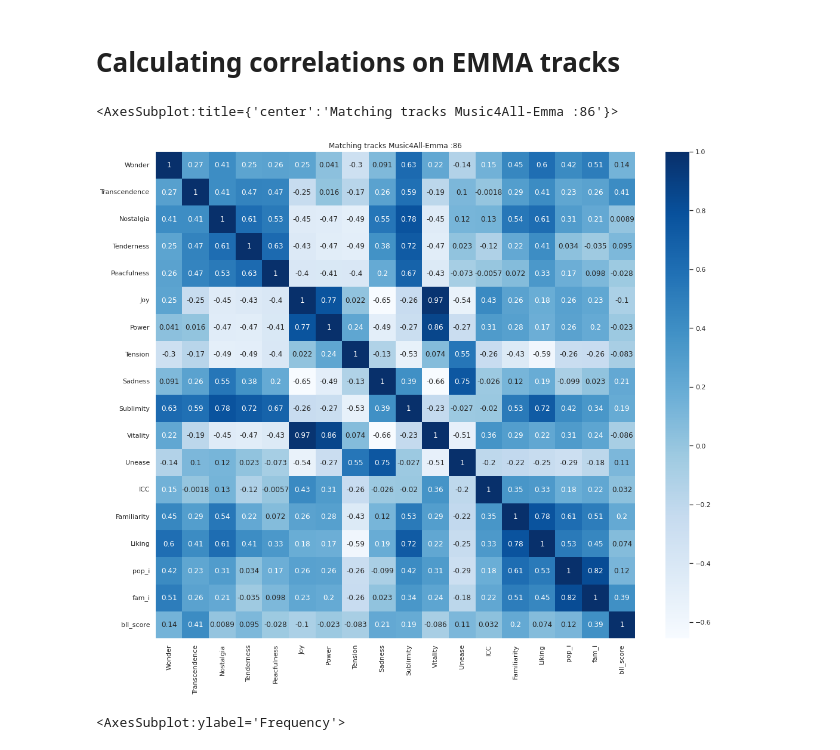
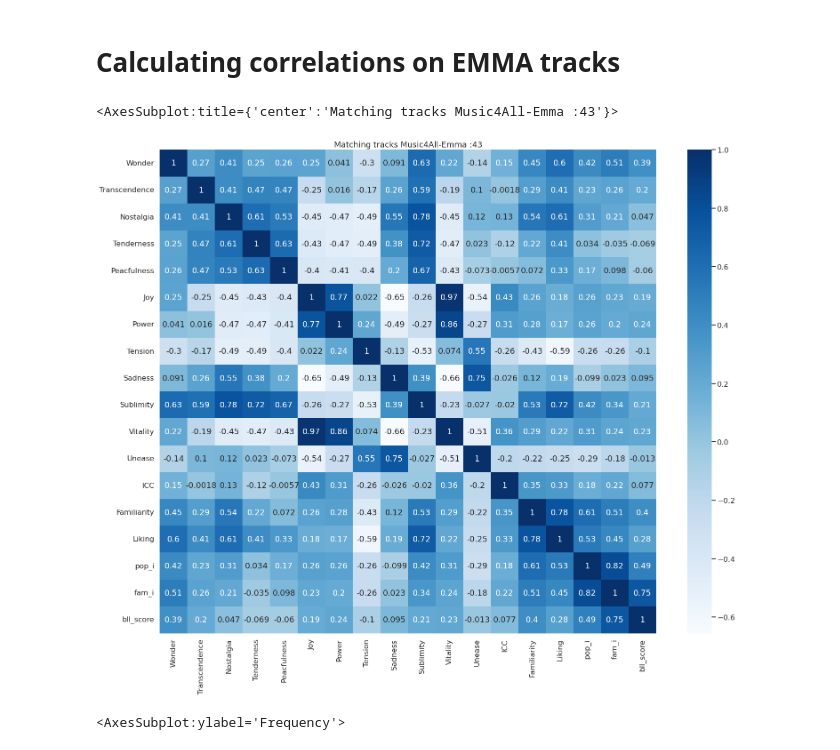
Before and after one commit to mmosc/emo-mrs, a Jupyter notebook: notebooks/calculation_emotion.ipynb, the cells around one changed output. Drawn from its saved outputs; the diff is of its cells as text; code cells hidden in the pictures.

```diff
--- a/notebooks/calculation_emotion.ipynb
+++ b/notebooks/calculation_emotion.ipynb
@@ -399,7 +399,7 @@ sns.heatmap(corr_df, annot=True,cmap='Blues')
 # Calculating correlations on EMMA tracks
 # %%
 emma_database_merged=pd.read_csv(DATA_ROOT_URL/'emma_database_merge.csv')
-itembll_all= pd.read_csv(DATA_ROOT_URL/'bll_scores_6mo.csv')
+itembll_all= pd.read_csv(DATA_ROOT_URL/'bll_scores_global.csv')
 merged_data = emma_database_merged.merge(itempop_all,left_on='lfm_id',right_on='track_id',how='inner')
 merged_data = merged_data.merge(itemfam_all,left_on='lfm_id',right_on='track_id',how='inner',suffixes=["","_3"])
 merged_data = merged_data.merge(itembll_all,left_on='lfm_id',right_on='track_id',how='left',suffixes=["","_3"])
@@ -408,14 +408,14 @@ corr,pval = spearmanr(merged_data[['Wonder', 'Transcendence', 'Nostalgia', 'Tend
        'Peacfulness', 'Joy', 'Power', 'Tension', 'Sadness', 'Sublimity',
        'Vitality', 'Unease', 'ICC', 'Familiarity', 'Liking','pop_i','fam_i','bll_score']])
 # %%
-plt.figure(figsize=(18,15))
+plt.figure(figsize=(25,20))
 plt.title(f"Matching tracks Music4All-Emma :{len(merged_data)}")
 sns.heatmap(merged_data[['Wonder', 'Transcendence', 'Nostalgia', 'Tenderness',
        'Peacfulness', 'Joy', 'Power', 'Tension', 'Sadness', 'Sublimity',
        'Vitality', 'Unease', 'ICC', 'Familiarity', 'Liking','pop_i','fam_i','bll_score']].corr(),annot=True,cmap='Blues')
 # %% [output]
-<AxesSubplot:title={'center':'Matching tracks Music4All-Emma :86'}>
+<AxesSubplot:title={'center':'Matching tracks Music4All-Emma :43'}>
-[figure, old version]
+[figure, new version]
 # %%
 merged_data['track_playcount'].plot.hist()
 # %% [output]
```
Also changed, not shown: parts of 19 cells of this notebook, 4 other files.
